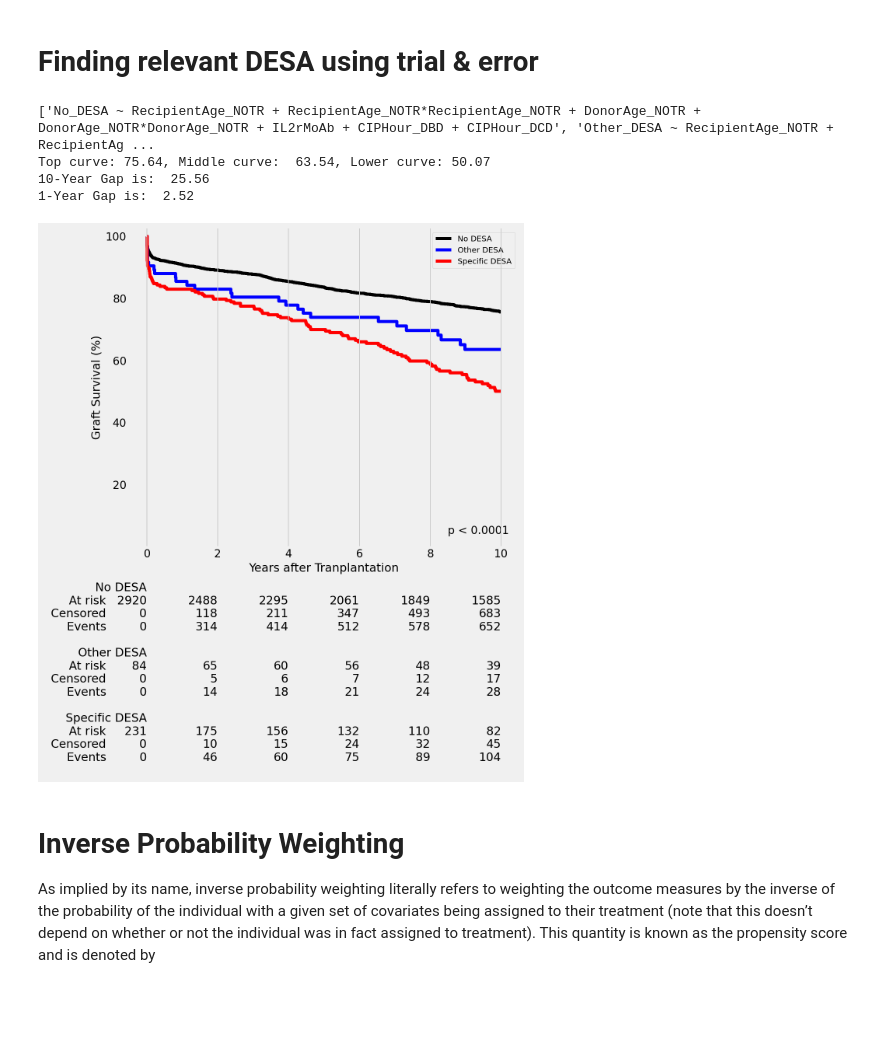
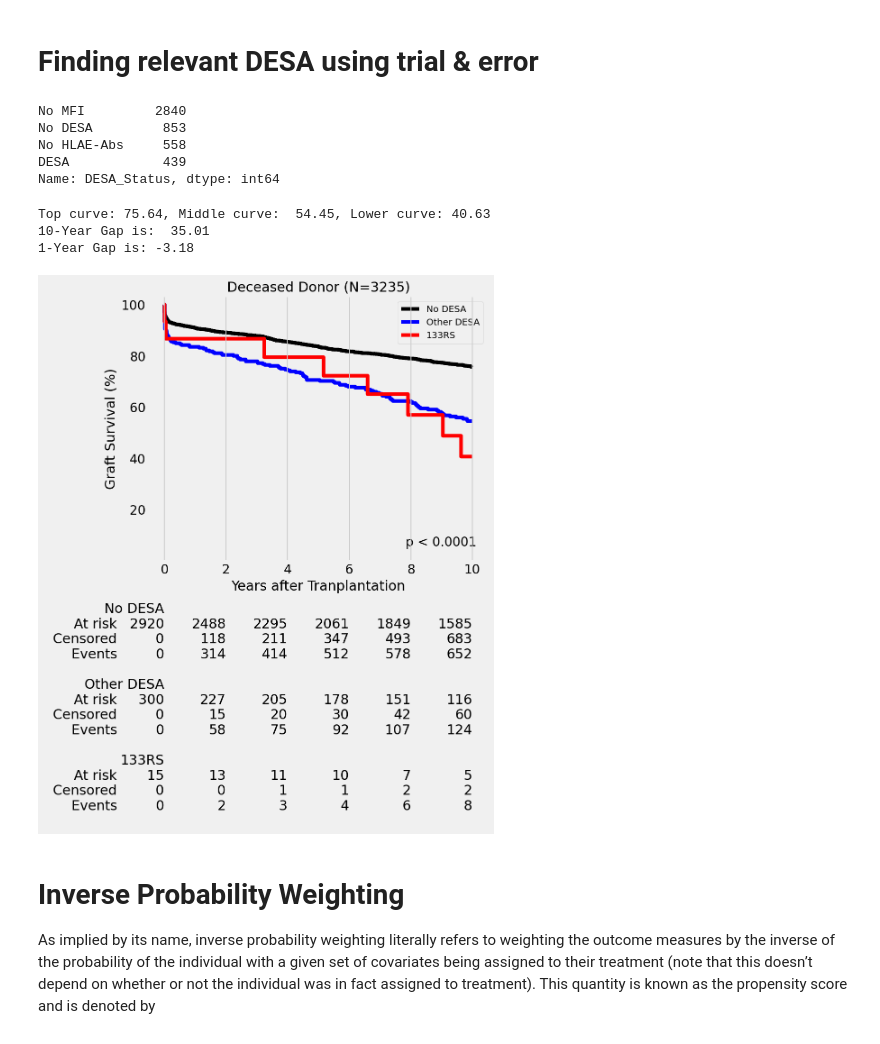
Before and after one commit to umcu-stride/desa_paper, a Jupyter notebook: Notebooks/epitope_relevance/relevant_epitopes.ipynb, the cells around one changed output. Cells and saved outputs as stored; diff of their text form; code cells hidden in the pictures; blank space fills up the shorter version.

```diff
--- a/Notebooks/epitope_relevance/relevant_epitopes.ipynb
+++ b/Notebooks/epitope_relevance/relevant_epitopes.ipynb
@@ -133,5 +130,13 @@ Number of relevant & good DESA 24 accounts for 5.660377358490566
 # %% [markdown]
 # Finding relevant DESA using trial & error
+# %%
+df.DESA_Status.value_counts()
+# %% [output]
+No MFI         2840
+No DESA         853
+No HLAE-Abs     558
+DESA            439
+Name: DESA_Status, dtype: int64
 # %%
 # Not relevant 199V, 152HA, 31I, 65GK, 151AHA, 37FL, 98KN, 107W, 163LG, 163R, 57V[DR], 95V, 70QT, 70QA, 71ATD, 163RW, 57DE, 76ANT, 77NGT, 30H[DQ], 120N, 96Q, 97N, 13FE, 125G, 87Y,
     # 173K, 66IF, 245V, 98E, 44RT, 152RA, 73AS, 55PPA, 71QS, 193PL, 76VS, 76VRN, 57V[DQ], 87F, 116I, 37YV[DQ], 125SQ, 73TVS, 80I, 30C, 267QE, 37F, 73AN, 152A, 37L, 70QRA, 177DT, 180E
@@ -160,42 +165,44 @@ Number of relevant & good DESA 24 accounts for 5.660377358490566
 #                              '65QIA', '66NH', '67F', '4Q', '140TV', '142M', '144QL', '149H', '150AH', '158T', '158T', '193AV', '245AS'
 # ALl relevant
 
 class_I = { '44RMA', '45KE', '56R', '62EE', '62GRN', '62QE', '65QIA', '66NH', '71TD', '73ID', '74Y', '76ED', '76VDT', '80TLR', '94I', '97V',
            '105S', '144QL', '150AAH', '150AH', '158T', '193AV', '207S', '245AS' }
 class_II_dr = {'4Q', '6C', '30D', '30G[DR]', '31FY', '31FH', '32H', '37S', '67F', '70DA', '70DRA', '71A', '74A', '74L', '96EV', '96HK', '108T', '140TV', '142M', '149H'}
 class_II_dq = {'45GV','45EV', '46VY'}
 
 good_epitopes = {
     '30C', '37F', '37YV[DQ]', '55PPA', '62LQ', '71ATD', '71QS', '73AN', '73TVS', '80I', '97S',
     '130Q', '147L', '152A', '152RA', '152RR', '163RW', '173K', '177DT', '180E', '193PL', '267QE',
     '44RT', '245V',
 }
 
-labels = ['No DESA', 'Other DESA', 'Specific DESA']
+
 # kmfs = kaplan_meier_curves(df, desa_spec= class_I | class_II_dr | class_II_dq, labels=labels)
 confounders = [
     'RecipientAge_NOTR', 'RecipientAge_NOTR*RecipientAge_NOTR',
     'DonorAge_NOTR', 'DonorAge_NOTR*DonorAge_NOTR', 'IL2rMoAb',
     'CIPHour_DBD', 'CIPHour_DCD',
 ]
 
 treatments = ['No_DESA', 'Other_DESA', 'Specific_DESA']
-# ep = {'120N'}
-ep = RELEVANT_DESA_BAD.union(RELEVANT_DESA_GOOD_OLD)
+# treatments = [ 'Other_DESA', 'Specific_DESA']
+ep = {'133RS'}
+labels = ['No DESA', 'Other DESA', f'{next(iter(ep))}']
+# labels = ['Other DESA', f'{next(iter(ep))}']
+# ep = RELEVANT_DESA_BAD.union(RELEVANT_DESA_GOOD_OLD)
 # ep = good_epitopes
 df_tret_group = create_treatment_grups(df, [ep])
 df_weight = find_ipw(df_tret_group, confounders, treatments, verbose=False)
 # kmfs = kaplan_meier_curves(df_weight, desa_spec=ep, labels=labels, adjust=False)
 # plot_kaplan_meier_curve(kmfs)
 
 kmfs, p_value = kaplan_meier_curves(df_weight, desa_spec=ep, donor_type='Deceased', labels=labels, adjust=False)
-plot_kaplan_meier_curve(kmfs, p_value, verbose=True)
+plot_kaplan_meier_curve(kmfs, p_value, verbose=True, title='Deceased Donor (N=3235)', grid=False)
 # %% [output]
-['No_DESA ~ RecipientAge_NOTR + RecipientAge_NOTR*RecipientAge_NOTR + DonorAge_NOTR + DonorAge_NOTR*DonorAge_NOTR + IL2rMoAb + CIPHour_DBD + CIPHour_DCD', 'Other_DESA ~ RecipientAge_NOTR + RecipientAg ...
-Top curve: 75.64, Middle curve:  63.54, Lower curve: 50.07
-10-Year Gap is:  25.56
-1-Year Gap is:  2.52
+Top curve: 75.64, Middle curve:  54.45, Lower curve: 40.63
+10-Year Gap is:  35.01
+1-Year Gap is: -3.18
-[figure, old version]
+[figure, new version]
 # %% [markdown]
 # Inverse Probability Weighting
 
```
Also changed, not shown: parts of 11 cells of this notebook, 9 other files.
